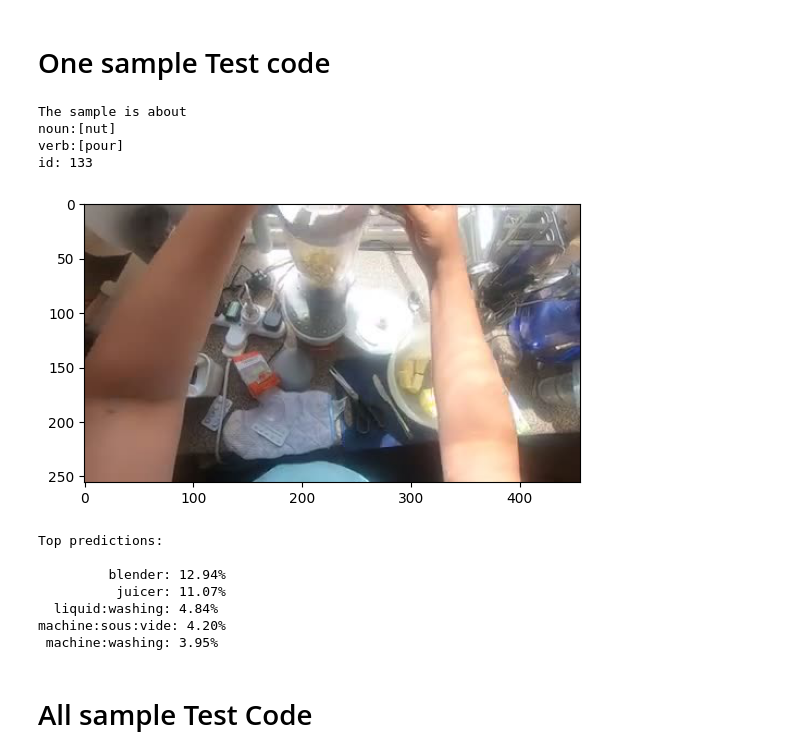
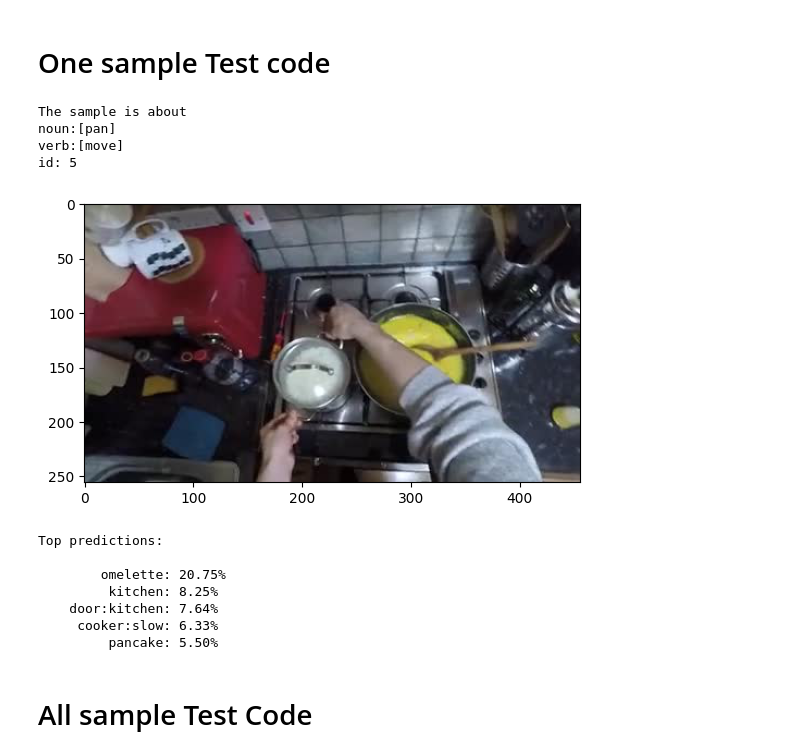
Before and after one commit to jong980812/CLIP_ego4d, a Jupyter notebook: zero_shot_epic_nouns.ipynb, the cells around one changed output. Cells and saved outputs as stored; diff of their text form; code cells hidden in the pictures.

```diff
--- a/zero_shot_epic_nouns.ipynb
+++ b/zero_shot_epic_nouns.ipynb
@@ -102,39 +93,47 @@ text_inputs = torch.cat([clip.tokenize(f"a photo of pepole holding {c}") for c i
 # %% [markdown]
 # One sample Test code
 # %%
-sample=Epick_datasets[50000]
+
+text_inputs = torch.cat([clip.tokenize(f"person using {c}.") for c in nouns]).to(device)
+# f"First-person photo of interacting with {c} in the kitchen"
+# 2979
+# 3.87461793587826
+# "First-person photo of interacting with {c}
+# 3193
+# 4.152955713077974
+sample=Epick_datasets[4384]
 print(f"The sample is about\nnoun:[{nouns[sample[1]]}]\nverb:[{verbs[sample[2]]}]")
 print(f"id: {sample[1]}")
 
 import matplotlib.pyplot as plt
 import matplotlib.image as mpimg
 img = mpimg.imread(sample[3])
 plt.imshow(img)
 plt.show()
 image_input = sample[0].unsqueeze(0).to(device)
 with torch.no_grad():
     image_features = model.encode_image(image_input)
     text_features = model.encode_text(text_inputs)
 image_features /= image_features.norm(dim=-1, keepdim=True)
 text_features /= text_features.norm(dim=-1, keepdim=True)
 similarity = (100.0 * image_features @ text_features.T).softmax(dim=-1)
 values, indices = similarity[0].topk(5)
 print("\nTop predictions:\n")
 for value, index in zip(values, indices):
     print(f"{nouns[index]:>16s}: {100 * value.item():.2f}%")
 # %% [output]
 The sample is about
-noun:[nut]
-verb:[pour]
-id: 133
+noun:[pan]
+verb:[move]
+id: 5
-[figure, old version]
+[figure, new version]
 Top predictions:
 
-         blender: 12.94%
-          juicer: 11.07%
-  liquid:washing: 4.84%
-machine:sous:vide: 4.20%
- machine:washing: 3.95%
+        omelette: 20.75%
+         kitchen: 8.25%
+    door:kitchen: 7.64%
+     cooker:slow: 6.33%
+         pancake: 5.50%
 # %%
 image_template=[
     'a fisrt person picture of acting with {}.',
```
Also changed, not shown: parts of 1 cell of this notebook, 10 other files.
